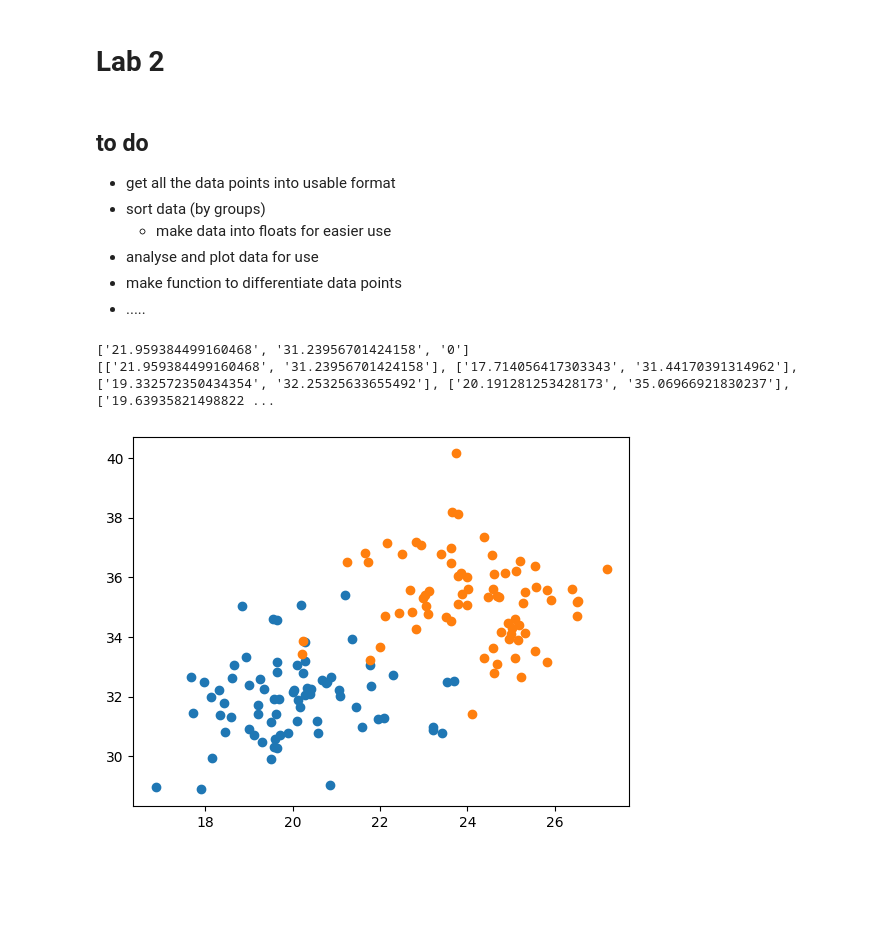
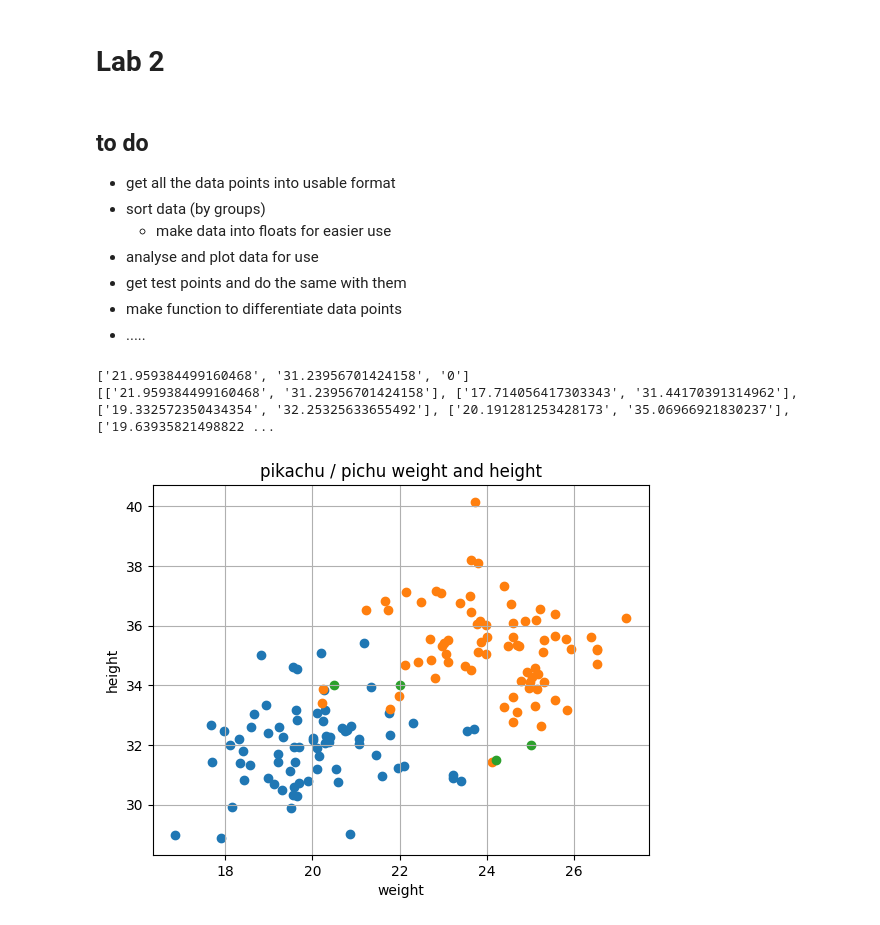
Before and after one commit to Razjoh/Python-Rasmus-Johansson, a Jupyter notebook: Labs/lab2.ipynb, the cells around one changed output. Cells and saved outputs as stored; diff of their text form; code cells hidden in the pictures; blank space fills up the shorter version.

Commit message:
Graphed all points

```diff
--- a/Labs/lab2.ipynb
+++ b/Labs/lab2.ipynb
@@ -7,6 +7,7 @@
 - sort data (by groups)
     - make data into floats for easier use
 - analyse and plot data for use
+- get test points and do the same with them
 - make function to differentiate data points
 - .....
 # %%
@@ -38,19 +39,31 @@ print(pichu_data)
 ['21.959384499160468', '31.23956701424158', '0']
 [['21.959384499160468', '31.23956701424158'], ['17.714056417303343', '31.44170391314962'], ['19.332572350434354', '32.25325633655492'], ['20.191281253428173', '35.06966921830237'], ['19.63935821498822 ...
 # %%
+#make function:
 import matplotlib.pyplot as plt
 
+# plots dots for every pichu
 x = [float(i[0]) for i in pichu_data]
 y = [float(i[1]) for i in pichu_data]
 
 plt.scatter(x, y)
 
+# plots dots for every pikachu
 x = [float(i[0]) for i in pikachu_data]
 y = [float(i[1]) for i in pikachu_data]
 
 plt.scatter(x, y)
 
+#plots dots for every test point
+x = [25, 24.2, 22, 20.5]
+y = [32, 31.5, 34, 34]
 
+plt.scatter(x, y)
+
+plt.title("pikachu / pichu weight and height")
+plt.xlabel("weight")
+plt.ylabel("height")
+plt.grid()
 plt.show()
 # %% [output]
-[figure, old version]
+[figure, new version]
```
